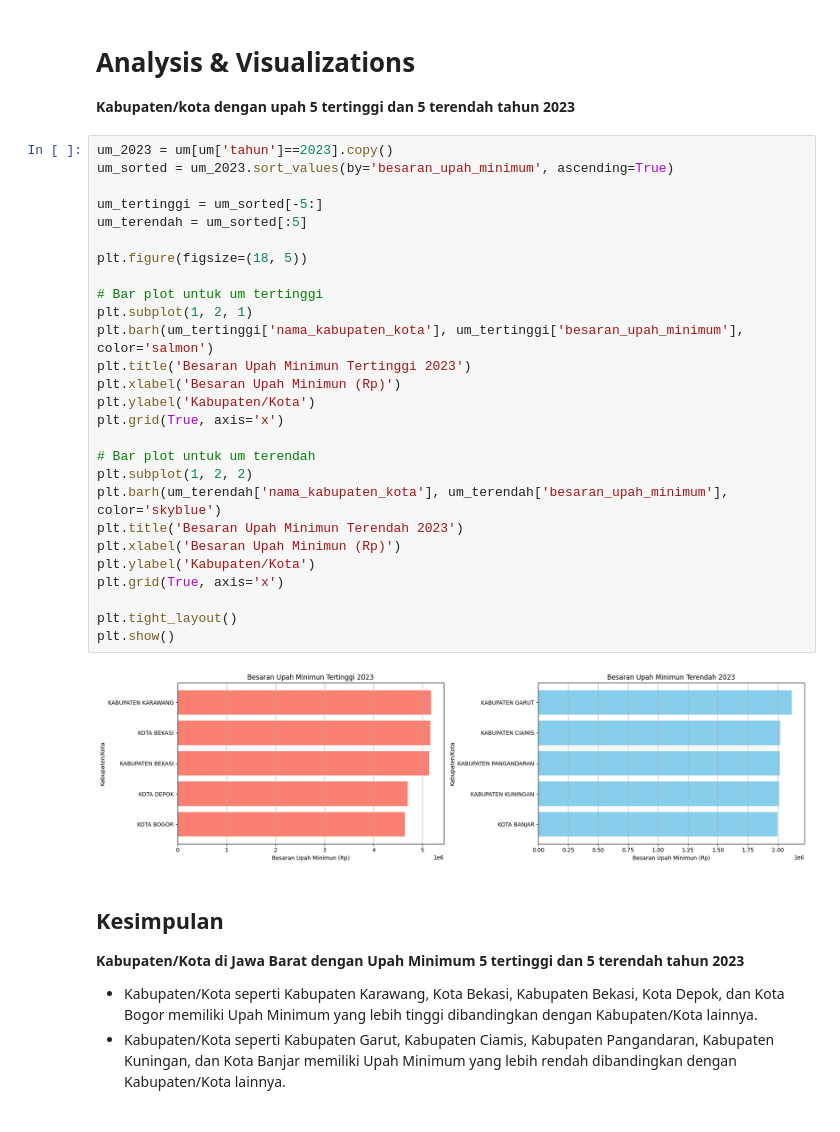
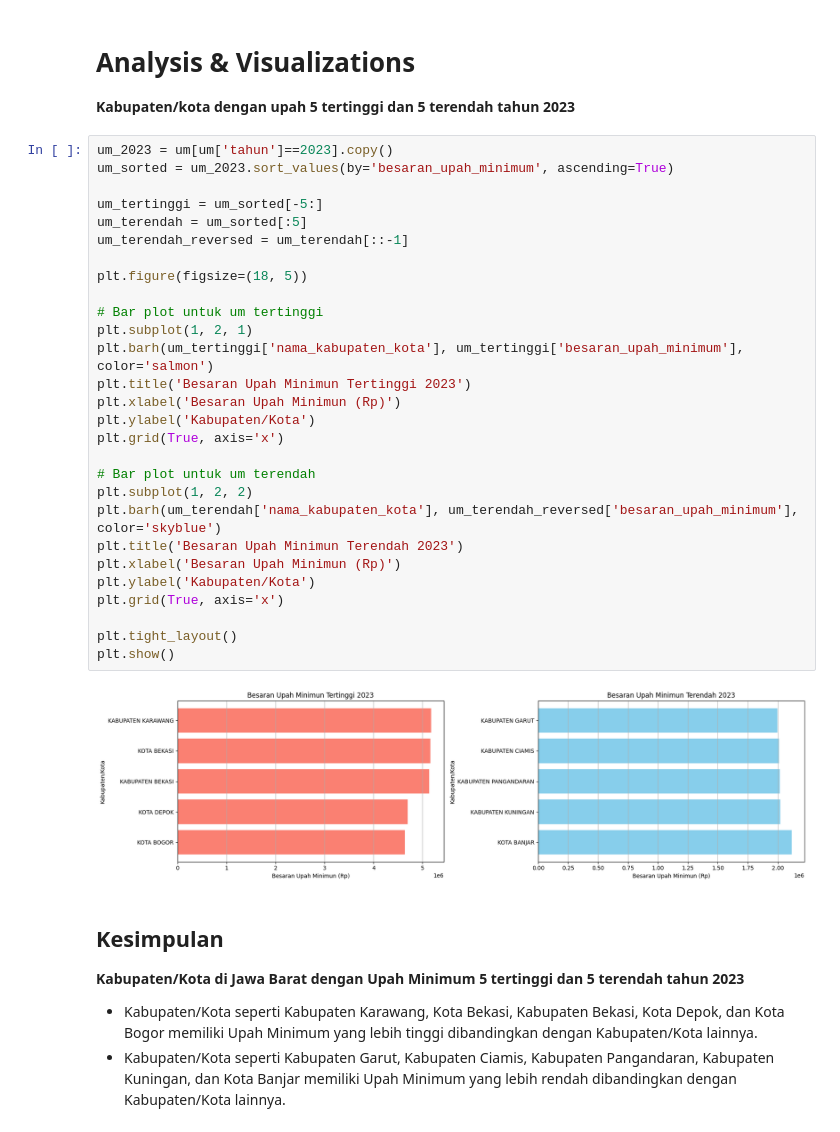
Before and after one commit to boyaditya/Data-Mining-and-Warehouse, a Jupyter notebook: V2/EDA Kelompok 3.ipynb, the cells around one changed output. Cells and saved outputs as stored; diff of their text form.

Commit message:
Membalik bar plot 5 UM terendah agar menampilkan dari terendah ke tertinggi

```diff
--- a/V2/EDA Kelompok 3.ipynb
+++ b/V2/EDA Kelompok 3.ipynb
@@ -331,32 +331,33 @@ df3.sort_values(by='besaran_upah_minimum', ascending=False)
 # %%
 um_2023 = um[um['tahun']==2023].copy()
 um_sorted = um_2023.sort_values(by='besaran_upah_minimum', ascending=True)
 
 um_tertinggi = um_sorted[-5:]
 um_terendah = um_sorted[:5]
+um_terendah_reversed = um_terendah[::-1]
 
 plt.figure(figsize=(18, 5))
 
 # Bar plot untuk um tertinggi
 plt.subplot(1, 2, 1)
 plt.barh(um_tertinggi['nama_kabupaten_kota'], um_tertinggi['besaran_upah_minimum'], color='salmon')
 plt.title('Besaran Upah Minimun Tertinggi 2023')
 plt.xlabel('Besaran Upah Minimun (Rp)')
 plt.ylabel('Kabupaten/Kota')
 plt.grid(True, axis='x')
 
 # Bar plot untuk um terendah
 plt.subplot(1, 2, 2)
-plt.barh(um_terendah['nama_kabupaten_kota'], um_terendah['besaran_upah_minimum'], color='skyblue')
+plt.barh(um_terendah['nama_kabupaten_kota'], um_terendah_reversed['besaran_upah_minimum'], color='skyblue')
 plt.title('Besaran Upah Minimun Terendah 2023')
 plt.xlabel('Besaran Upah Minimun (Rp)')
 plt.ylabel('Kabupaten/Kota')
 plt.grid(True, axis='x')
 
 plt.tight_layout()
 plt.show()
 # %% [output]
-[figure, old version]
+[figure, new version]
 # %% [markdown]
 ## Kesimpulan
 **Kabupaten/Kota di Jawa Barat dengan Upah Minimum 5 tertinggi dan 5 terendah tahun 2023**
```
